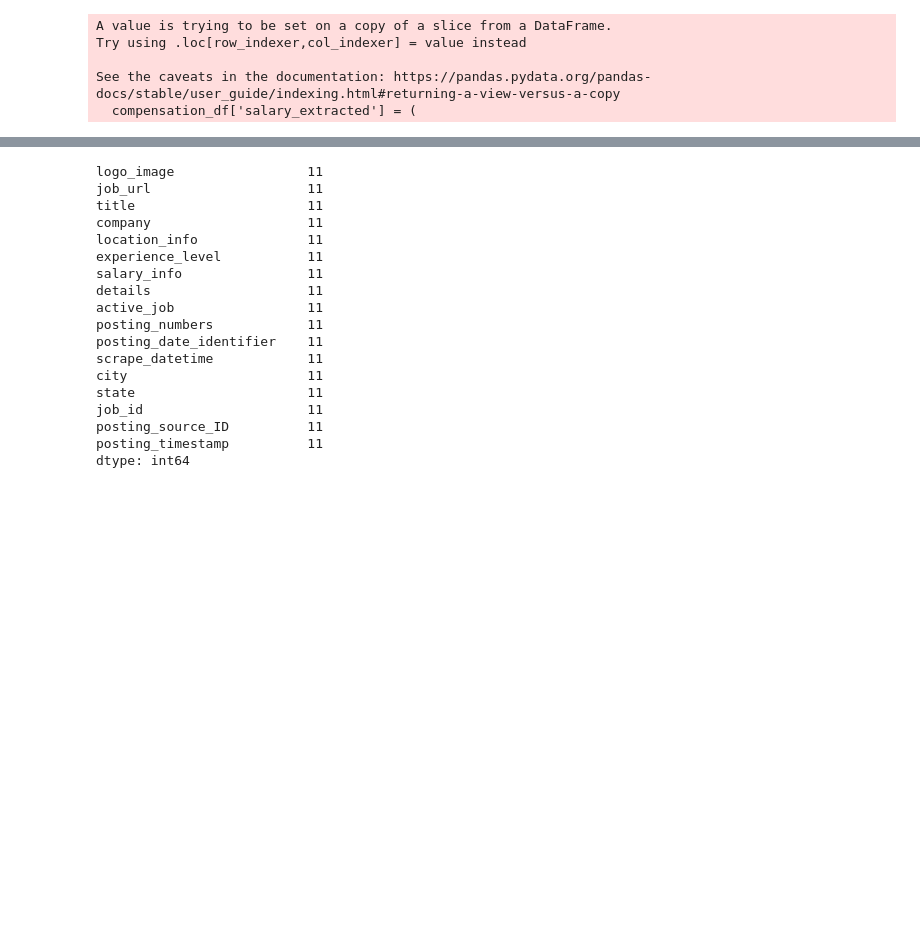
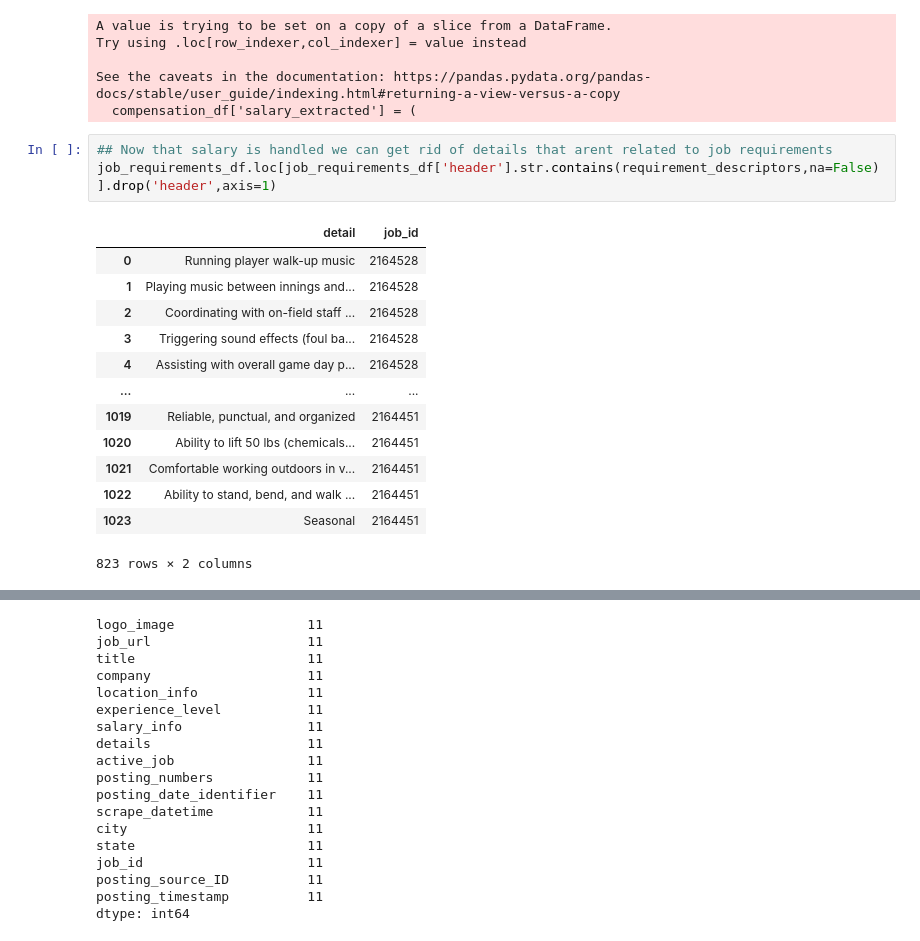
Before and after one commit to VinCoppola/JobsInSports, a Jupyter notebook: Teamworks WebScraper.ipynb, the cells around one changed output, grey strips where cells are left out. Saved outputs shown, nothing was run; the diff lists cells and outputs as text; blank space fills up the shorter version.

```diff
--- a/Teamworks WebScraper.ipynb
+++ b/Teamworks WebScraper.ipynb
@@ -252,3 +268,20 @@ Try using .loc[row_indexer,col_indexer] = value instead
 
 See the caveats in the documentation: https://pandas.pydata.org/pandas-docs/stable/user_guide/indexing.html#returning-a-view-versus-a-copy
   compensation_df['salary_extracted'] = (
+# %%
+## Now that salary is handled we can get rid of details that arent related to job requirements
+job_requirements_df.loc[job_requirements_df['header'].str.contains(requirement_descriptors,na=False)].drop('header',axis=1)
+# %% [output]
+|  | detail | job_id |
+| 0 | Running player walk-up music | 2164528 |
+| 1 | Playing music between innings and... | 2164528 |
+| 2 | Coordinating with on-field staff ... | 2164528 |
+| 3 | Triggering sound effects (foul ba... | 2164528 |
+| 4 | Assisting with overall game day p... | 2164528 |
+| ... | ... | ... |
+| 1019 | Reliable, punctual, and organized | 2164451 |
+| 1020 | Ability to lift 50 lbs (chemicals... | 2164451 |
+| 1021 | Comfortable working outdoors in v... | 2164451 |
+| 1022 | Ability to stand, bend, and walk ... | 2164451 |
+| 1023 | Seasonal | 2164451 |
+823 rows × 2 columns
```
Also changed, not shown: parts of 5 cells of this notebook.
